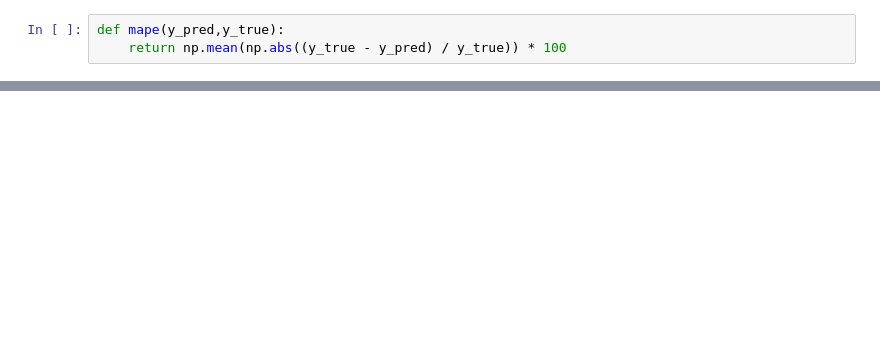
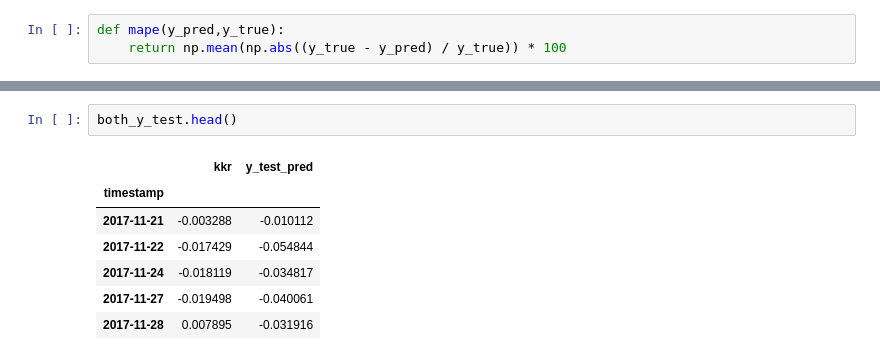
Before and after one commit to fzeeshan/TimeSeries, a Jupyter notebook: 1-Regression.ipynb, the cells around one changed output, grey strips where cells are left out. Drawn from its saved outputs; the diff is of its cells as text; blank space fills up the shorter version.

```diff
--- a/1-Regression.ipynb
+++ b/1-Regression.ipynb
@@ -126,0 +187,10 @@ def mape(y_pred,y_true):
+# %%
+both_y_test.head()
+# %% [output]
+|  | kkr | y_test_pred |
+| timestamp |  |  |
+| 2017-11-21 | -0.003288 | -0.010112 |
+| 2017-11-22 | -0.017429 | -0.054844 |
+| 2017-11-24 | -0.018119 | -0.034817 |
+| 2017-11-27 | -0.019498 | -0.040061 |
+| 2017-11-28 | 0.007895 | -0.031916 |
```
Also changed, not shown: parts of 16 cells of this notebook.
